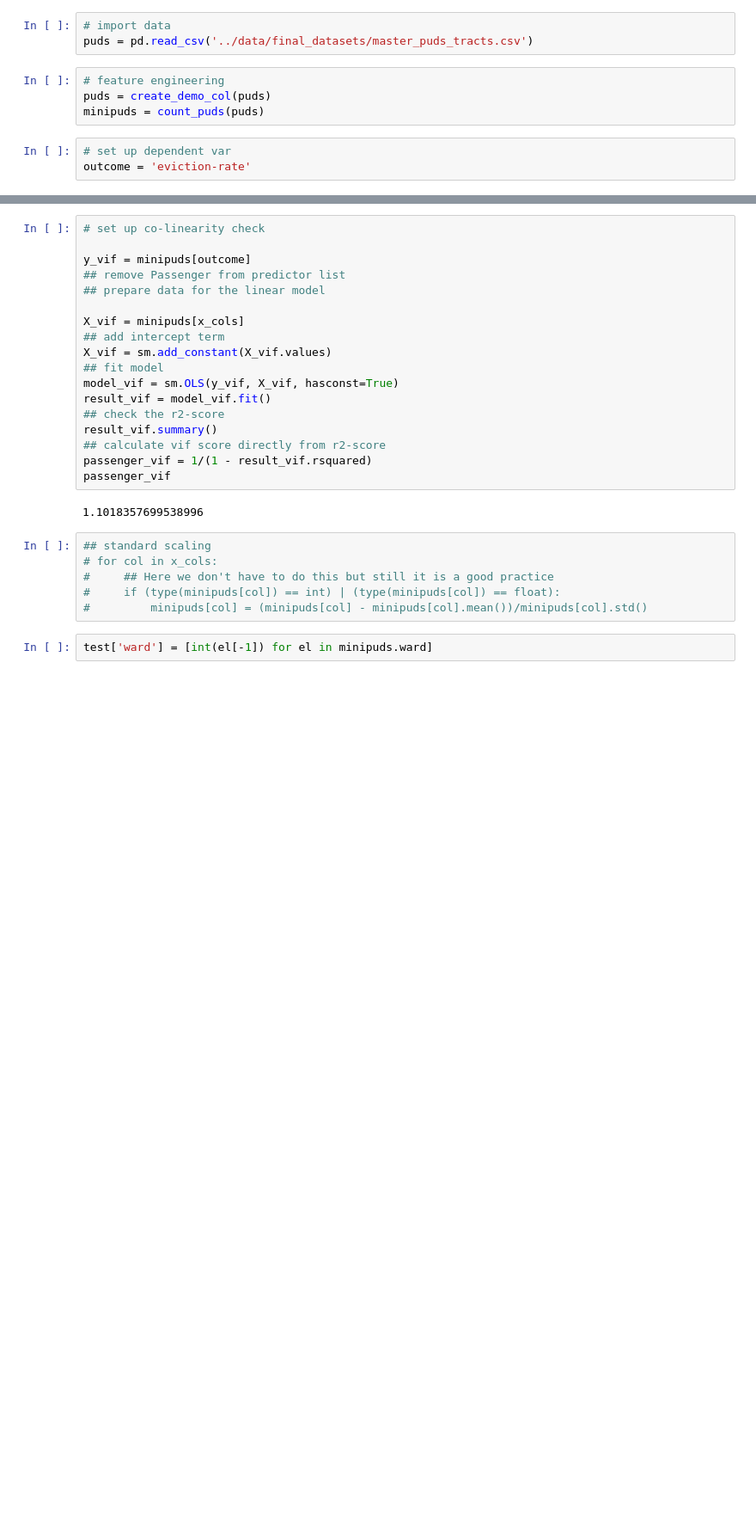
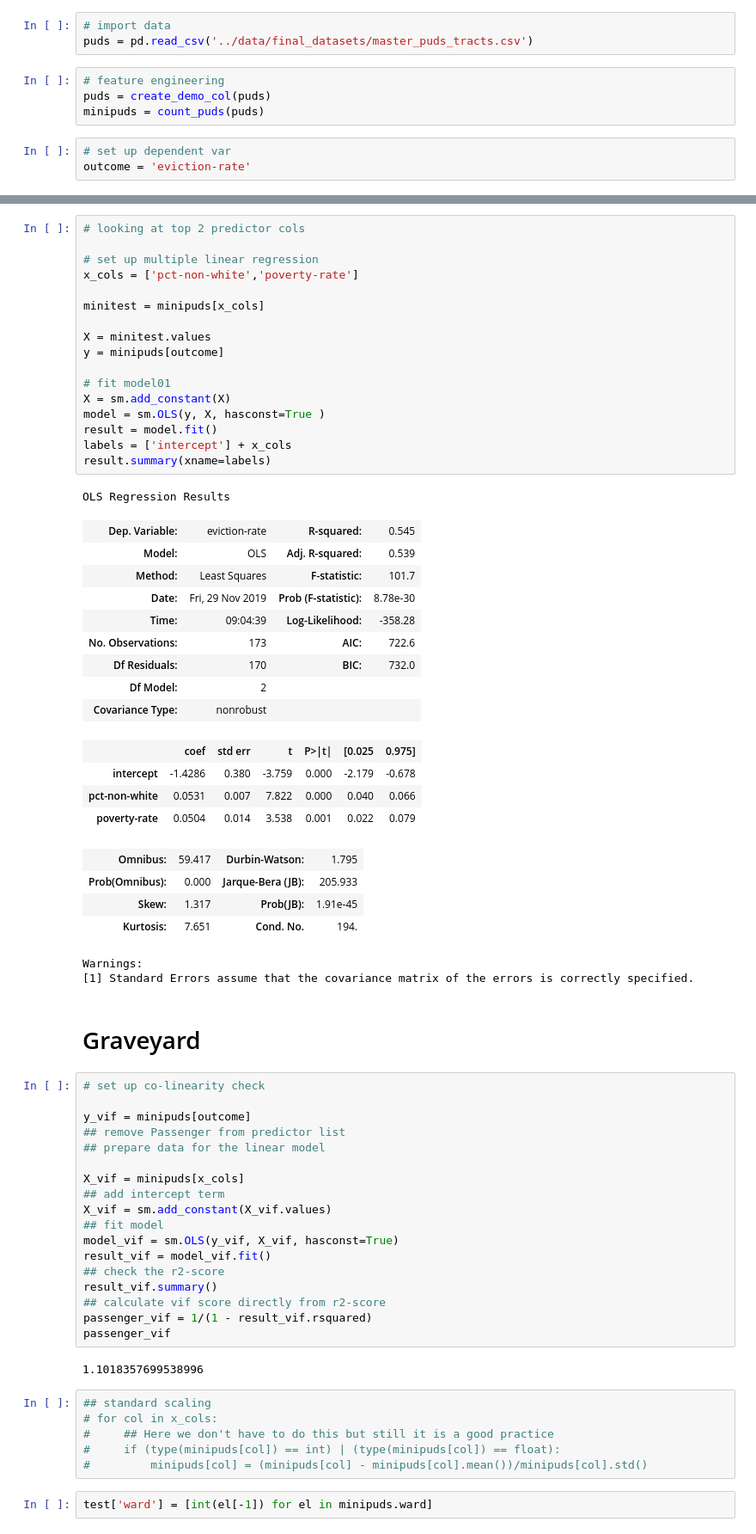
Before and after one commit to NicoleJaneway/dc-eviction-regression, a Jupyter notebook: notebooks/feature_selection.ipynb, the cells around one changed output, grey strips where cells are left out. Shown at 86% size. Drawn from its saved outputs; the diff is of its cells as text; blank space fills up the shorter version.

```diff
--- a/notebooks/feature_selection.ipynb
+++ b/notebooks/feature_selection.ipynb
@@ -192,6 +253,46 @@ OLS Regression Results
 | Kurtosis: | 5.514 | Cond. No. | 179. |
 Warnings:
 [1] Standard Errors assume that the covariance matrix of the errors is correctly specified.
+# %%
+# looking at top 2 predictor cols
+
+# set up multiple linear regression
+x_cols = ['pct-non-white','poverty-rate']
+
+minitest = minipuds[x_cols]
+
+X = minitest.values
+y = minipuds[outcome]
+
+# fit model01
+X = sm.add_constant(X)
+model = sm.OLS(y, X, hasconst=True )
+result = model.fit()
+labels = ['intercept'] + x_cols
+result.summary(xname=labels)
+# %% [output]
+OLS Regression Results
+| Dep. Variable: | eviction-rate | R-squared: | 0.545 |
+| Model: | OLS | Adj. R-squared: | 0.539 |
+| Method: | Least Squares | F-statistic: | 101.7 |
+| Date: | Fri, 29 Nov 2019 | Prob (F-statistic): | 8.78e-30 |
+| Time: | 09:04:39 | Log-Likelihood: | -358.28 |
+| No. Observations: | 173 | AIC: | 722.6 |
+| Df Residuals: | 170 | BIC: | 732.0 |
+| Df Model: | 2 |  |  |
+| Covariance Type: | nonrobust |  |  |
+|  | coef | std err | t | P>|t| | [0.025 | 0.975] |
+| intercept | -1.4286 | 0.380 | -3.759 | 0.000 | -2.179 | -0.678 |
+| pct-non-white | 0.0531 | 0.007 | 7.822 | 0.000 | 0.040 | 0.066 |
+| poverty-rate | 0.0504 | 0.014 | 3.538 | 0.001 | 0.022 | 0.079 |
+| Omnibus: | 59.417 | Durbin-Watson: | 1.795 |
+| Prob(Omnibus): | 0.000 | Jarque-Bera (JB): | 205.933 |
+| Skew: | 1.317 | Prob(JB): | 1.91e-45 |
+| Kurtosis: | 7.651 | Cond. No. | 194. |
+Warnings:
+[1] Standard Errors assume that the covariance matrix of the errors is correctly specified.
+# %% [markdown]
+# Graveyard
 # %%
 # set up co-linearity check
 
```
Also changed, not shown: parts of 8 cells of this notebook, 1 other file.
